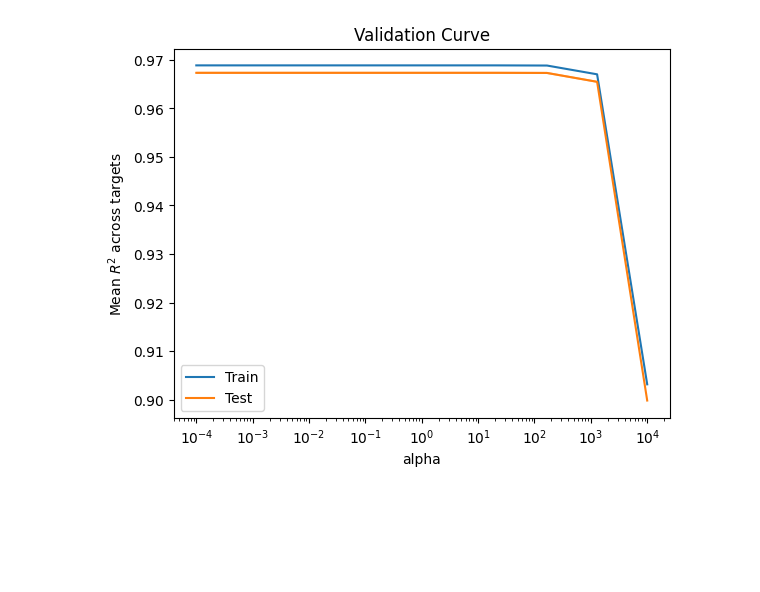
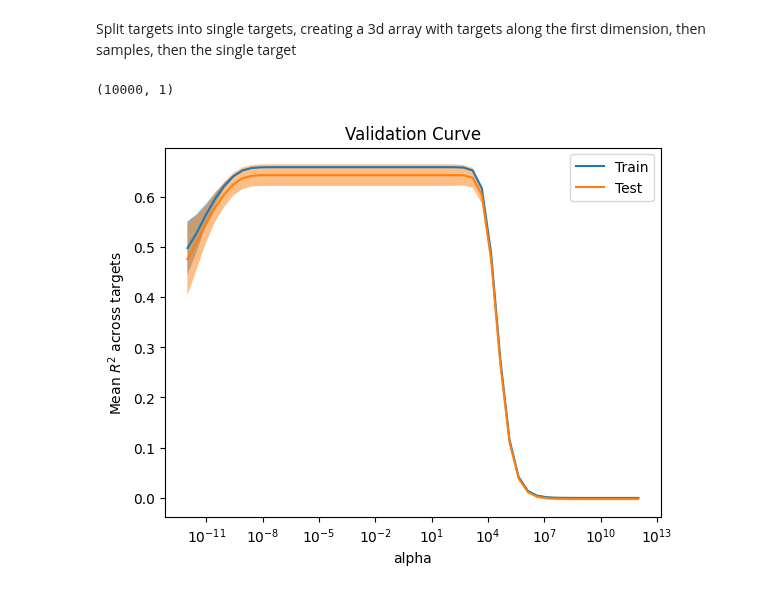
Before and after one commit to leo-schultheiss/compare_variance_residual, a Jupyter notebook: compare_variance_residual/simulated/curves.ipynb, the cells around one changed output. Drawn from its saved outputs; the diff is of its cells as text; code cells hidden in the pictures; blank space fills up the shorter version.

Commit message:
create validation curve for only one target

```diff
--- a/compare_variance_residual/simulated/curves.ipynb
+++ b/compare_variance_residual/simulated/curves.ipynb
@@ -28,6 +28,7 @@ def custom_r2_scorer(estimator, X, y):
     return float(cp.mean(r2_scores))
 # %%
 set_backend("cupy", on_error='throw')
+backend = get_backend()
 warnings.filterwarnings("ignore", category=FutureWarning)
 warnings.filterwarnings("ignore", category=UserWarning)
 os.environ["SCIPY_ARRAY_API"] = "1"
@@ -38,7 +39,7 @@ feature_space_dimensions = [
     100,  # unique 1
 ]
 scalars = [
-    1/3, 1/3, 1/3
+    1 / 3, 1 / 3, 1 / 3
 ]
 n_targets = 1000
 n_samples_train = 10000
@@ -46,7 +47,7 @@ n_samples_test = 1000
 noise_scalar = 0.1
 
 cv = 20
-alphas = np.logspace(-4, 4, 10)
+alphas = np.logspace(-12, 12, 50)
 param_name = "alpha"
 param_range = alphas
 # %%
@@ -66,10 +56,18 @@ with config_context(array_api_dispatch=True):
+# %% [markdown]
+Split targets into single targets, creating a 3d array with targets along the first dimension, then samples, then the single target
+# %%
+Y_trains = [backend.asarray(Y_train[:, i]).reshape(-1, 1) for i in range(n_targets)]
+Y_tests = [backend.asarray(Y_train[:, i]).reshape(-1, 1) for i in range(n_targets)]
+Y_trains[0].shape
+# %% [output]
+(10000, 1)
 # %%
 fig, ax = plt.subplots()
 ax.set_title("Validation Curve")
 with config_context(array_api_dispatch=True):
     ValidationCurveDisplay.from_estimator(
-        Ridge(), Xs_train[0], Y_train, param_name=param_name, param_range=param_range,
+        Ridge(), Xs_train[0], Y_trains[0], param_name=param_name, param_range=param_range,
         score_name=r"Mean $R^2$ across targets", cv=cv, scoring=custom_r2_scorer, ax=ax
     )
 # %% [output]
-[figure, old version]
+[figure, new version]
```
Also changed, not shown: parts of 3 cells of this notebook.
